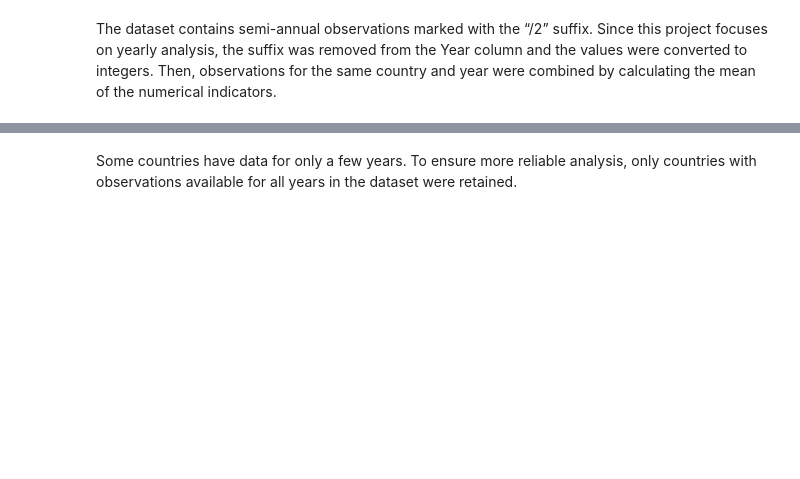
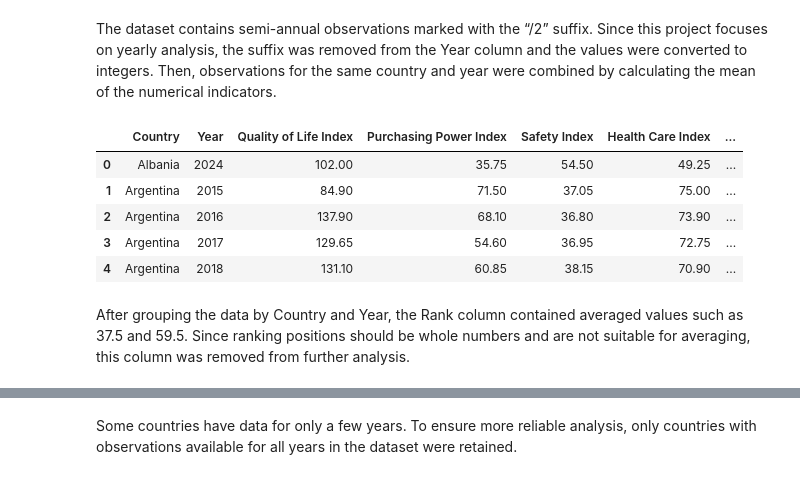
Before and after one commit to soonserv/data-best-project, a Jupyter notebook: notebooks/SA_notebook.ipynb, the cells around one changed output, grey strips where cells are left out. Drawn from its saved outputs; the diff is of its cells as text; code cells hidden in the pictures; blank space fills up the shorter version.

```diff
--- a/notebooks/SA_notebook.ipynb
+++ b/notebooks/SA_notebook.ipynb
@@ -350,5 +587,17 @@ clean_data.head(15)
 # %% [markdown]
 The dataset contains semi-annual observations marked with the “/2” suffix. Since this project focuses on yearly analysis, the suffix was removed from the Year column and the values were converted to integers. Then, observations for the same country and year were combined by calculating the mean of the numerical indicators.
+# %%
+clean_data = clean_data.drop(columns=["Rank"])
+clean_data.head()
+# %% [output]
+|  | Country | Year | Quality of Life Index | Purchasing Power Index | Safety Index | Health Care Index | ... |
+| 0 | Albania | 2024 | 102.00 | 35.75 | 54.50 | 49.25 | ... |
+| 1 | Argentina | 2015 | 84.90 | 71.50 | 37.05 | 75.00 | ... |
+| 2 | Argentina | 2016 | 137.90 | 68.10 | 36.80 | 73.90 | ... |
+| 3 | Argentina | 2017 | 129.65 | 54.60 | 36.95 | 72.75 | ... |
+| 4 | Argentina | 2018 | 131.10 | 60.85 | 38.15 | 70.90 | ... |
+# %% [markdown]
+After grouping the data by Country and Year, the Rank column contained averaged values such as 37.5 and 59.5. Since ranking positions should be whole numbers and are not suitable for averaging, this column was removed from further analysis.
 # %%
 years_countries2 = clean_data.groupby("Country")["Year"].nunique()
 years_countries2.value_counts().sort_index()
```
Also changed, not shown: parts of 71 cells of this notebook.
